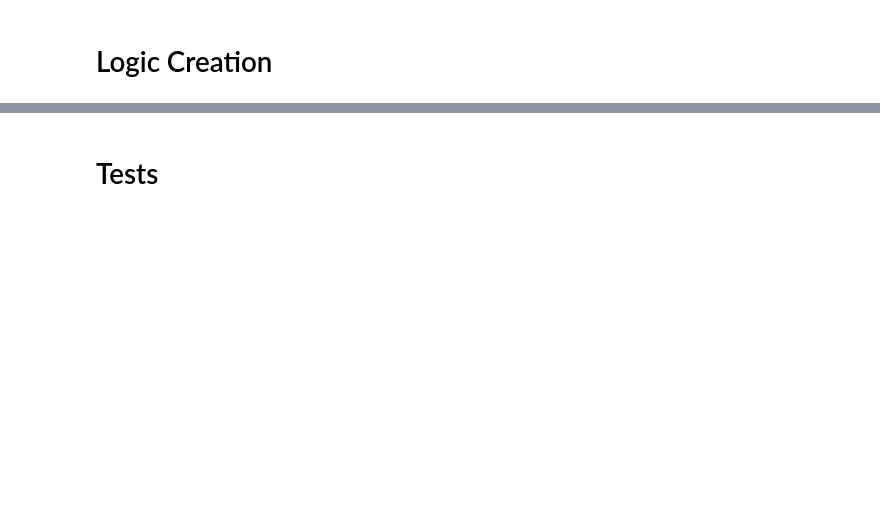
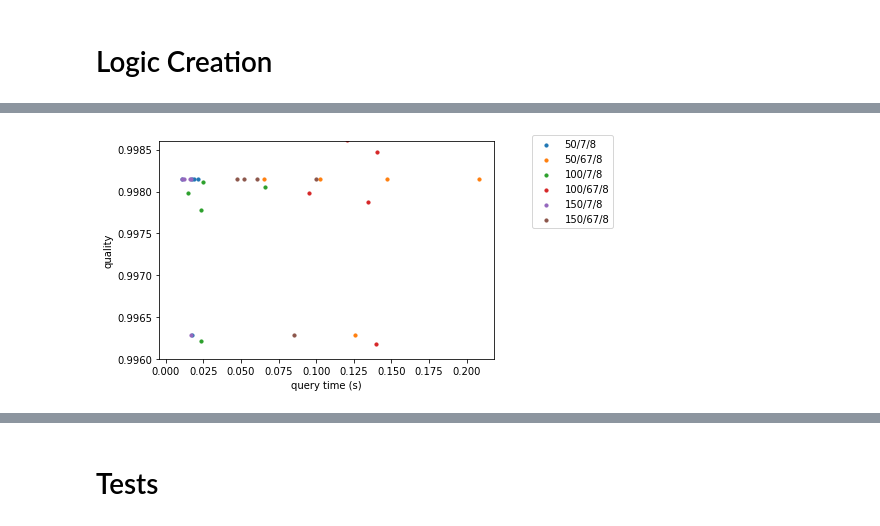
Before and after one commit to einstein9998/Internship, a Jupyter notebook: faiss.ipynb, the cells around one changed output, grey strips where cells are left out. Cells and saved outputs as stored; diff of their text form; code cells hidden in the pictures; blank space fills up the shorter version.

```diff
--- a/faiss.ipynb
+++ b/faiss.ipynb
@@ -117,0 +499,27 @@ def runFaissQuery(model, query, n_neighbors, database, active):
+# %%
+def faissNN(active, rest, size, k, index_type, seed, args=[]):
+    #prepare the data
+    database, query = dataprep(active, rest, size, seed)
+
+    #build the model
+    model, build_time = buildFaissModel(database, k, index_type, args)
+
+    #run the query
+    avg, query_time = runFaissQuery(model, query, k, database, active)
+
+
+
+    #return the results in a table
+
+    if args:
+        d = OrderedDict({'algorithm/index':[index_type], 'metric/[nlists, M, n_bits]':[args[2:]], 'n_neighbors':[k],
+                     'query size':[size], 'build time (s)':[build_time], 'query time (s)':[query_time],
+                     'quality':[avg], 'seed':[seed]})
+    else:
+        d = OrderedDict({'algorithm/index':[index_type], 'metric':[None], 'n_neighbors':[k],
+                         'query size':[size], 'build time (s)':[build_time], 'query time (s)':[query_time],
+                         'quality':[avg], 'seed':[seed]})
+
+    return pd.DataFrame(data=d)
+# %%
+quantizer = faiss.IndexFlatL2(469)
@@ -117,0 +532,5 @@ def runFaissQuery(model, query, n_neighbors, database, active):
+# %%
+temp = []
+for seed in range(5):
+    temp.append(faissNN(egfr_active_features_norm, [egfr_inactive_features_norm, stuff_cleaned_norm],
+                                    0.2, 100, 'IVFScalarQuantizer', seed, [quantizer, 469, 100]))
@@ -117,0 +551,11 @@ def runFaissQuery(model, query, n_neighbors, database, active):
+# %%
+plt.figure()
+for i in range(0, 30, 5):
+    plt.scatter(a[i:i+5]['query time (s)'], a[i:i+5]['quality'], s=10)
+plt.ylim(0.996, 0.9986)
+plt.xlabel('query time (s)')
+plt.ylabel('quality')
+plt.legend(['50/7/8', '50/67/8', '100/7/8', '100/67/8', '150/7/8', '150/67/8'], bbox_to_anchor=(1.1, 1.05))
+plt.show()
+# %% [output]
+[figure, added]
```
Also changed, not shown: parts of 111 cells of this notebook, 2 other files.
